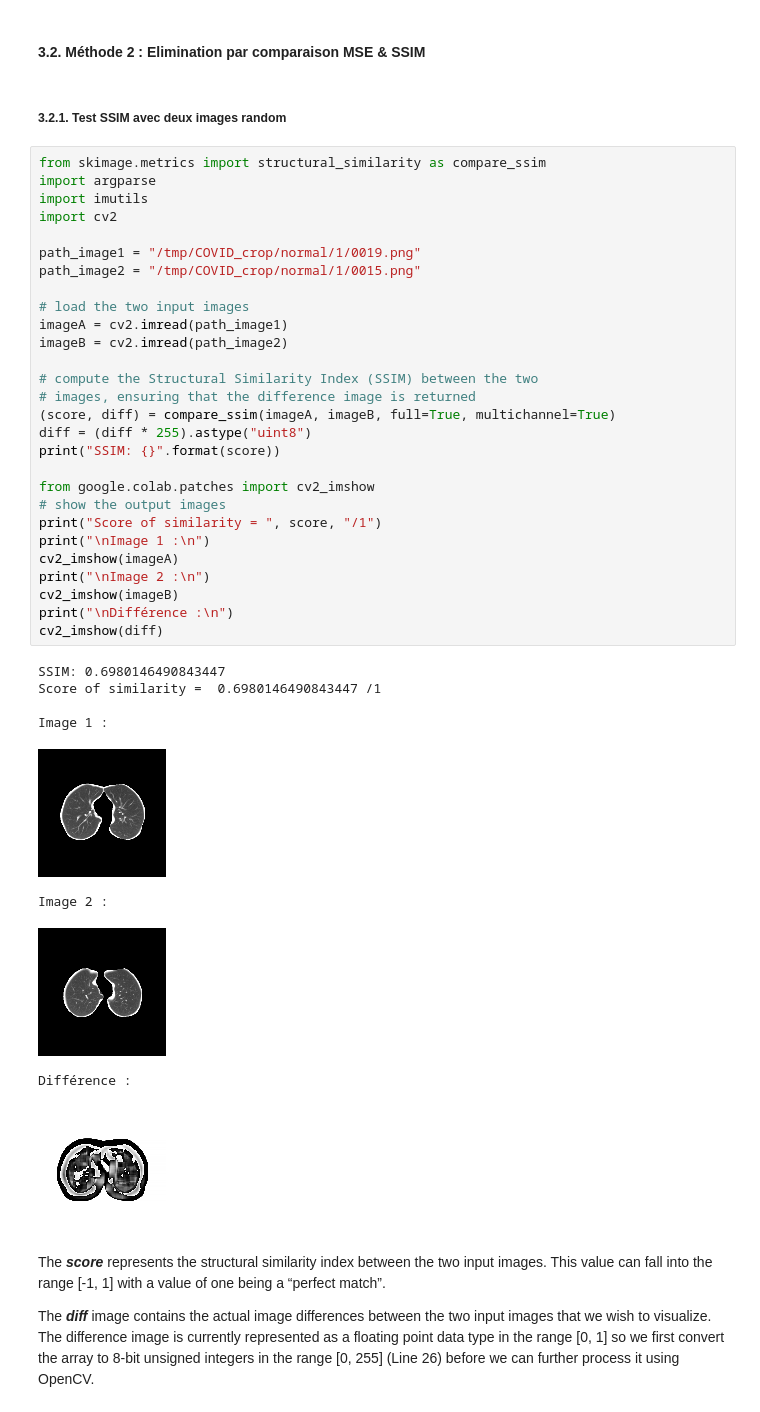
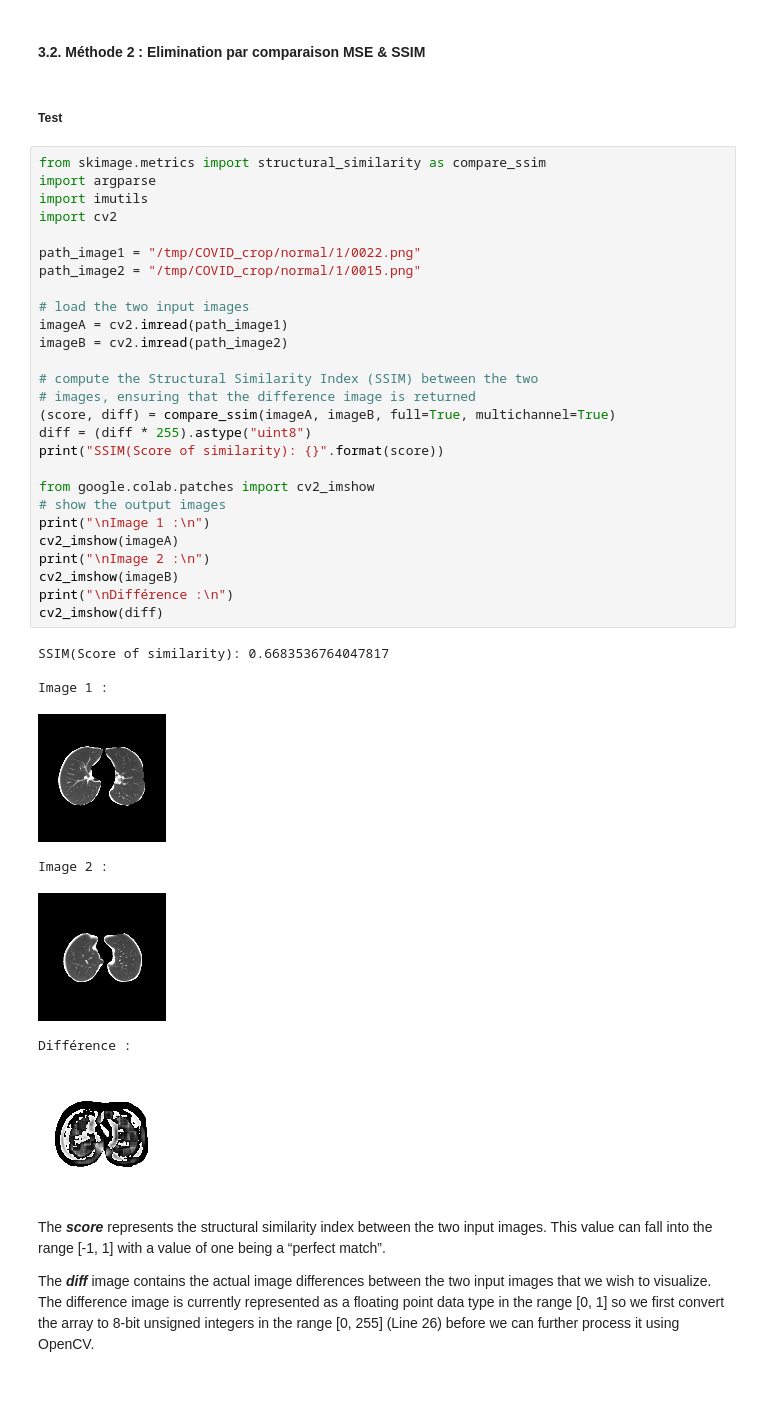
Before and after one commit to quent1fvr/Infection_pulmonaire, a Jupyter notebook: Infection_pulmonaire.ipynb, the cells around one changed output. Saved outputs shown, nothing was run; the diff lists cells and outputs as text.

```diff
--- a/Infection_pulmonaire.ipynb
+++ b/Infection_pulmonaire.ipynb
@@ -215,45 +196,43 @@ avg : 70.20760749385751
 # %% [markdown]
 #### 3.2. Méthode 2 : Elimination par comparaison MSE & SSIM
-# %% [markdown]
-##### 3.2.1. Test SSIM avec deux images random
+# %% [markdown]
+##### Test
 # %%
 from skimage.metrics import structural_similarity as compare_ssim
 import argparse
 import imutils
 import cv2
 
-path_image1 = "/tmp/COVID_crop/normal/1/0019.png"
+path_image1 = "/tmp/COVID_crop/normal/1/0022.png"
 path_image2 = "/tmp/COVID_crop/normal/1/0015.png"
 
 # load the two input images
 imageA = cv2.imread(path_image1)
 imageB = cv2.imread(path_image2)
 
 # compute the Structural Similarity Index (SSIM) between the two
 # images, ensuring that the difference image is returned
 (score, diff) = compare_ssim(imageA, imageB, full=True, multichannel=True)
 diff = (diff * 255).astype("uint8")
-print("SSIM: {}".format(score))
+print("SSIM(Score of similarity): {}".format(score))
 
 from google.colab.patches import cv2_imshow
 # show the output images
-print("Score of similarity = ", score, "/1")
 print("\nImage 1 :\n")
 cv2_imshow(imageA)
 print("\nImage 2 :\n")
 cv2_imshow(imageB)
 print("\nDifférence :\n")
 cv2_imshow(diff)
 # %% [output]
-SSIM: 0.6980146490843447
-Score of similarity =  0.6980146490843447 /1
+SSIM(Score of similarity): 0.6683536764047817
 
 Image 1 :
-[figure, old version]
+[figure, new version]
 Image 2 :
 [figure]
 Différence :
-[figure, old version]
+[figure, new version]
 # %% [markdown]
 The ***score*** represents the structural similarity index between the two input images. This value can fall into the range [-1, 1] with a value of one being a “perfect match”.
 
```
Also changed, not shown: parts of 17 cells of this notebook.
